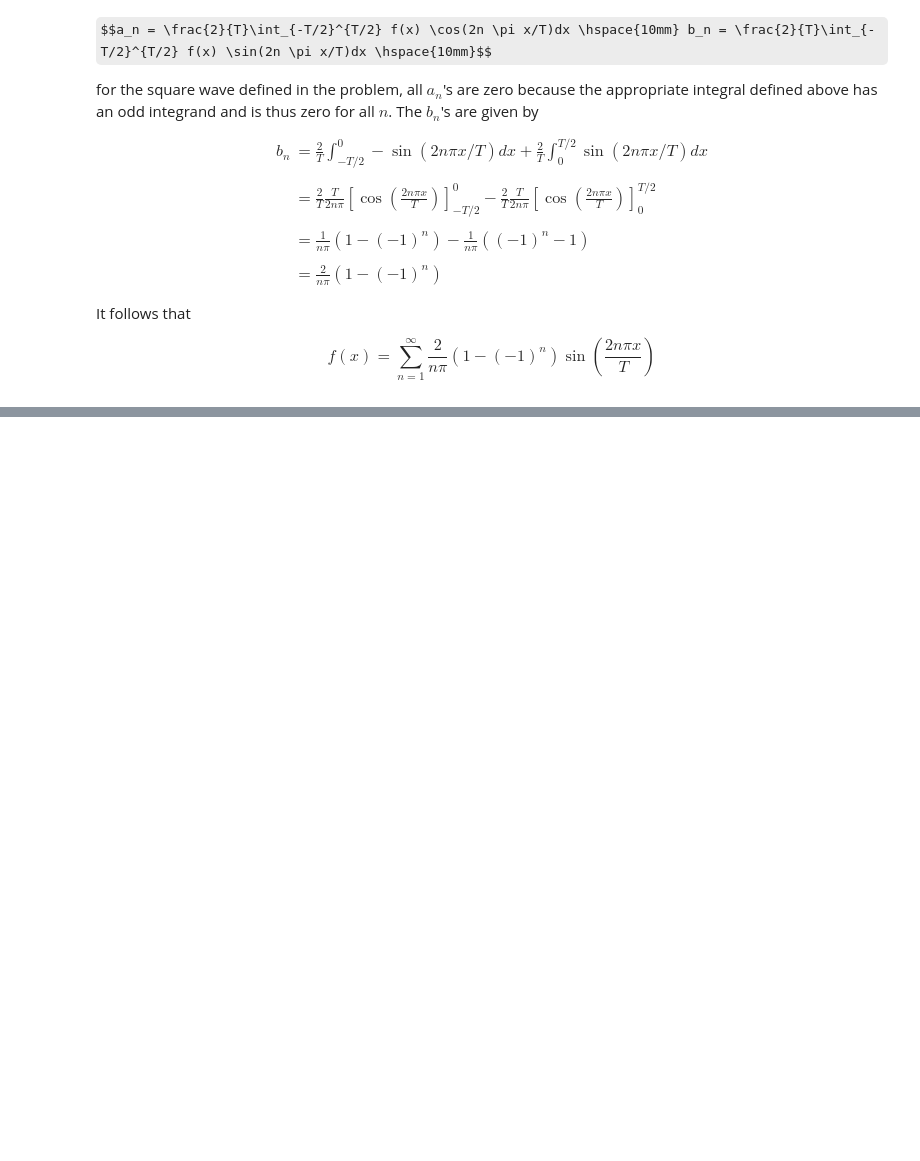
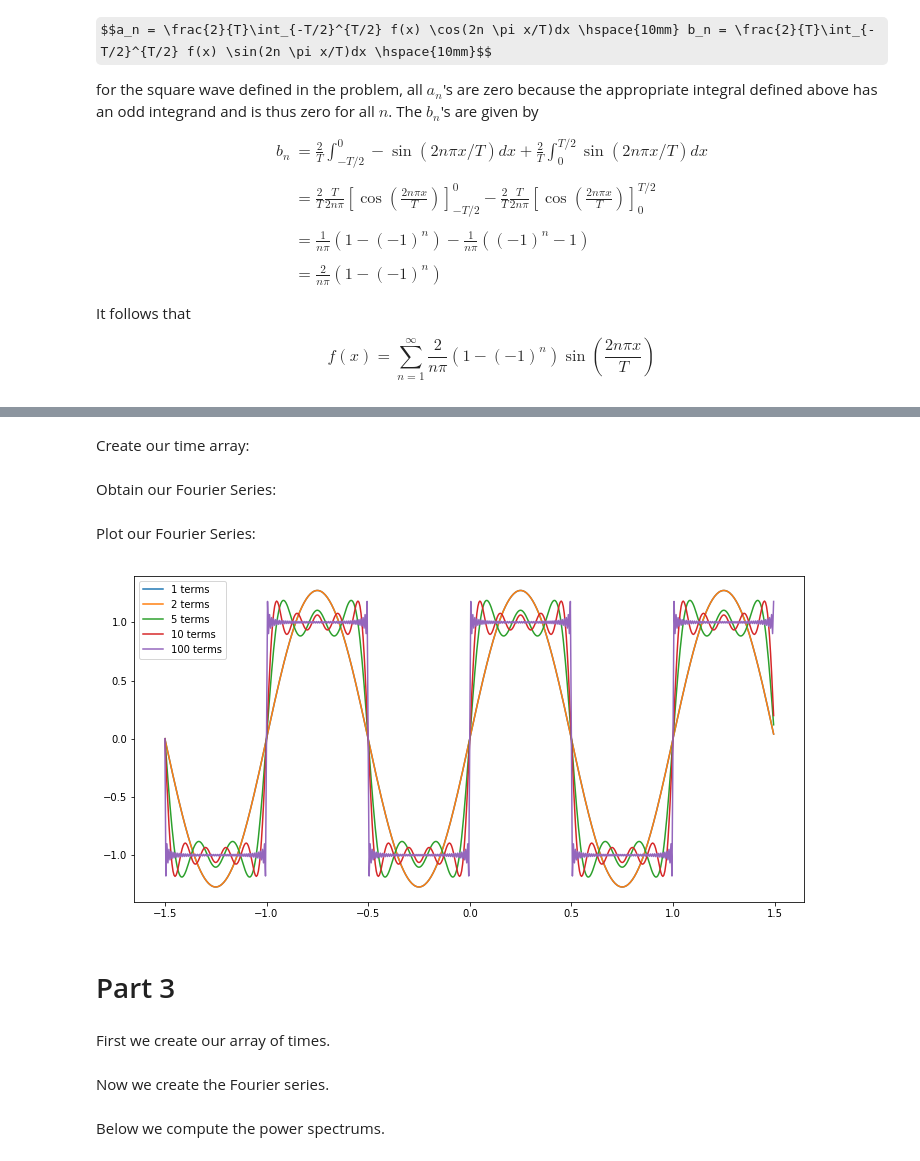
Before and after one commit to lukepolson/School, a Jupyter notebook: Phys 411/Assignment 3/Question 3.ipynb, the cells around one changed output, grey strips where cells are left out. Saved outputs shown, nothing was run; the diff lists cells and outputs as text; code cells hidden in the pictures; some formulas as TeX source; blank space fills up the shorter version.

```diff
--- a/Phys 411/Assignment 3/Question 3.ipynb
+++ b/Phys 411/Assignment 3/Question 3.ipynb
@@ -46,6 +54,6 @@ def b_n(n):
 
 def get_fourier(x, n, a_n, b_n):
     fourier = 0*x
-    for i in range(1,n):
+    for i in range(1,n+1):
         fourier +=a_n(i)*np.cos(2*i*np.pi/T)+ b_n(i)*np.sin(2*i*np.pi*x/T)
     return fourier
@@ -58,2 +59,0 @@ x = np.linspace(-T, T, 100)
-# %%
-fourier = get_fourier(x, 10, a_n, b_n)
@@ -64,0 +60,30 @@ plt.plot(x,fourier)
+# %% [markdown]
+Create our time array:
+# %%
+dt = T/200
+x = np.arange(-3*T/2, 3*T/2, dt)
+# %% [markdown]
+Obtain our Fourier Series:
+# %%
+terms = [1, 2, 5, 10, 100]
+fouriers= []
+
+for i in terms:
+    fouriers.append(get_fourier(x, i, a_n, b_n))
+# %% [markdown]
+Plot our Fourier Series:
+# %%
+fig, ax = plt.subplots(figsize=(12,6))
+
+for term, fourier in zip(terms, fouriers):
+    ax.plot(x, fourier, label='{} terms'.format(term))
+
+ax.legend(loc='best')
+
+plt.show()
+# %% [output]
+[figure, added]
+# %% [markdown]
+# Part 3
+# %% [markdown]
+First we create our array of times.
@@ -64,0 +94,2 @@ plt.plot(x,fourier)
+# %% [markdown]
+Now we create the Fourier series.
@@ -64,0 +102,2 @@ plt.plot(x,fourier)
+# %% [markdown]
+Below we compute the power spectrums.
```
Also changed, not shown: parts of 12 cells of this notebook.
